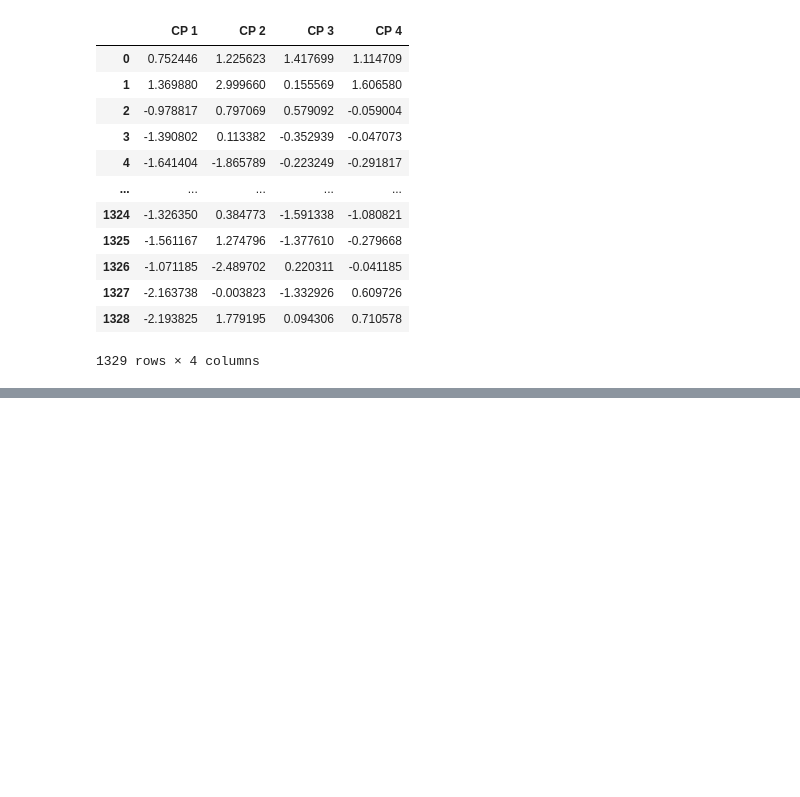
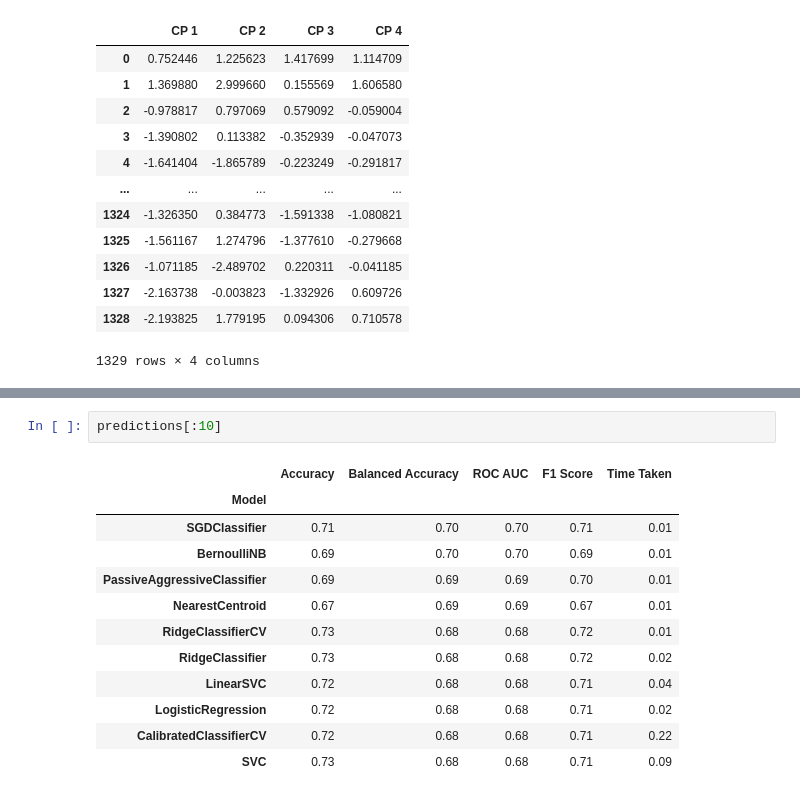
Before and after one commit to VicenteMontenegro/CienciasdeDatos, a Jupyter notebook: ExamenCssDatosEconomia.ipynb, the cells around one changed output, grey strips where cells are left out. Drawn from its saved outputs; the diff is of its cells as text; blank space fills up the shorter version.

```diff
--- a/ExamenCssDatosEconomia.ipynb
+++ b/ExamenCssDatosEconomia.ipynb
@@ -226,0 +293,15 @@ df_puntajes
+# %%
+predictions[:10]
+# %% [output]
+|  | Accuracy | Balanced Accuracy | ROC AUC | F1 Score | Time Taken |
+| Model |  |  |  |  |  |
+| SGDClassifier | 0.71 | 0.70 | 0.70 | 0.71 | 0.01 |
+| BernoulliNB | 0.69 | 0.70 | 0.70 | 0.69 | 0.01 |
+| PassiveAggressiveClassifier | 0.69 | 0.69 | 0.69 | 0.70 | 0.01 |
+| NearestCentroid | 0.67 | 0.69 | 0.69 | 0.67 | 0.01 |
+| RidgeClassifierCV | 0.73 | 0.68 | 0.68 | 0.72 | 0.01 |
+| RidgeClassifier | 0.73 | 0.68 | 0.68 | 0.72 | 0.02 |
+| LinearSVC | 0.72 | 0.68 | 0.68 | 0.71 | 0.04 |
+| LogisticRegression | 0.72 | 0.68 | 0.68 | 0.71 | 0.02 |
+| CalibratedClassifierCV | 0.72 | 0.68 | 0.68 | 0.71 | 0.22 |
+| SVC | 0.73 | 0.68 | 0.68 | 0.71 | 0.09 |
```
Also changed, not shown: parts of 8 cells of this notebook.
